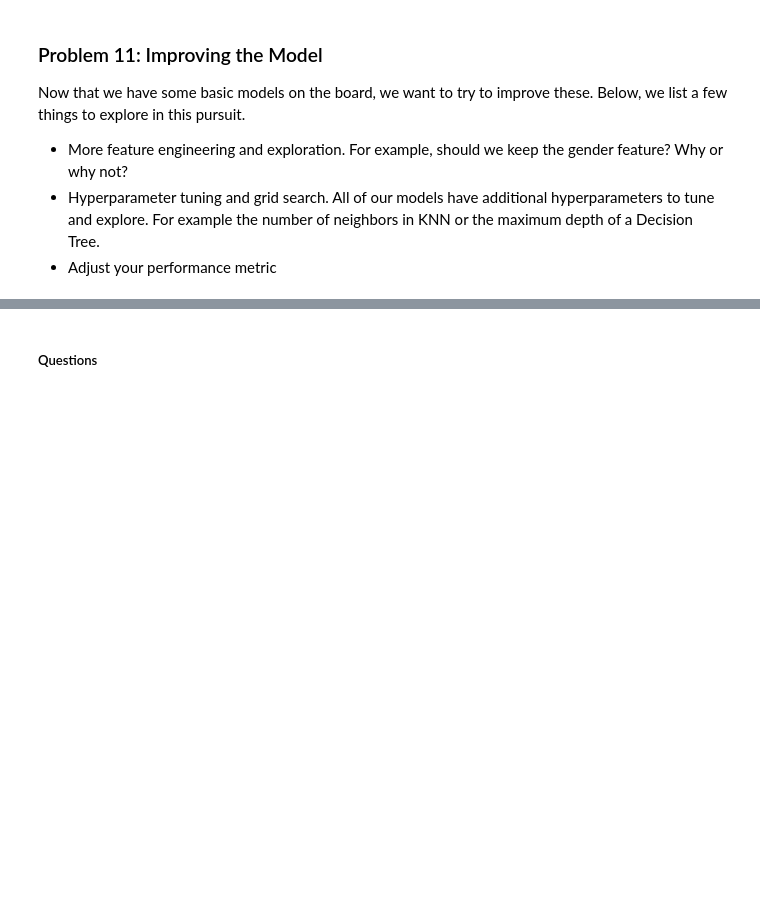
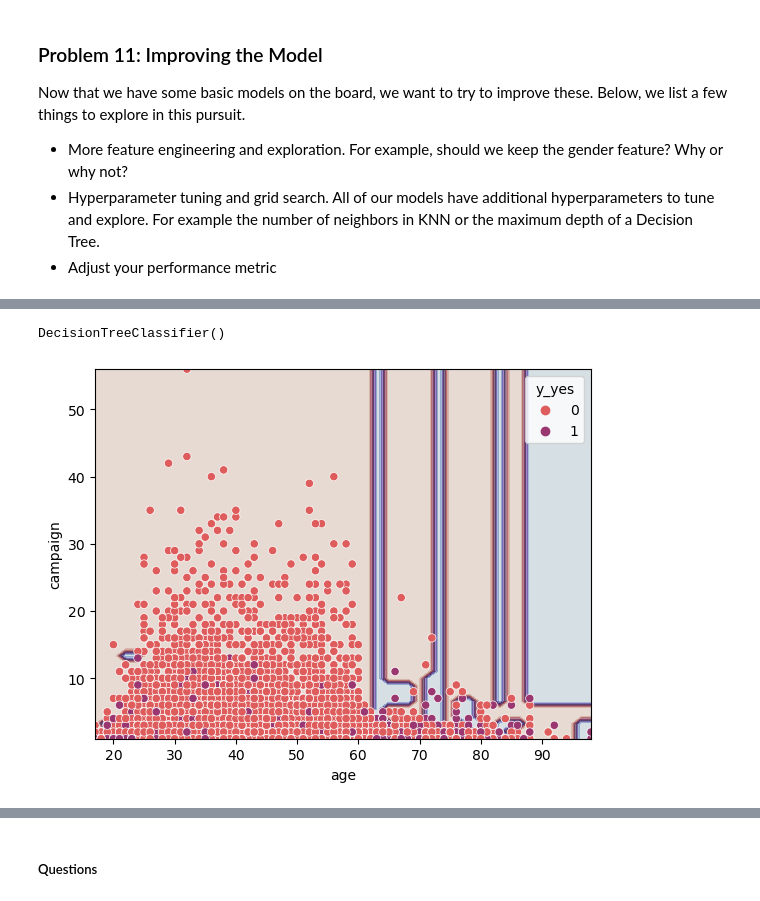
Before and after one commit to vaibhavlaghane/classifiers_bank_deposit_data, a Jupyter notebook: prompt_III.ipynb, the cells around one changed output, grey strips where cells are left out. Drawn from its saved outputs; the diff is of its cells as text; code cells hidden in the pictures; blank space fills up the shorter version.

```diff
--- a/prompt_III.ipynb
+++ b/prompt_III.ipynb
@@ -362,0 +454,14 @@ Now that we have some basic models on the board, we want to try to improve these
+# %%
+### GRADED
+tree_depth_none = ''
+
+### BEGIN SOLUTION
+tree_depth_none = DecisionTreeClassifier(max_depth=None).fit(X1, y)
+### END SOLUTION
+
+### ANSWER CHECK
+print(tree_depth_none)
+make_plot(tree_depth_none)
+# %% [output]
+DecisionTreeClassifier()
+[figure, added]
```
Also changed, not shown: parts of 14 cells of this notebook.
